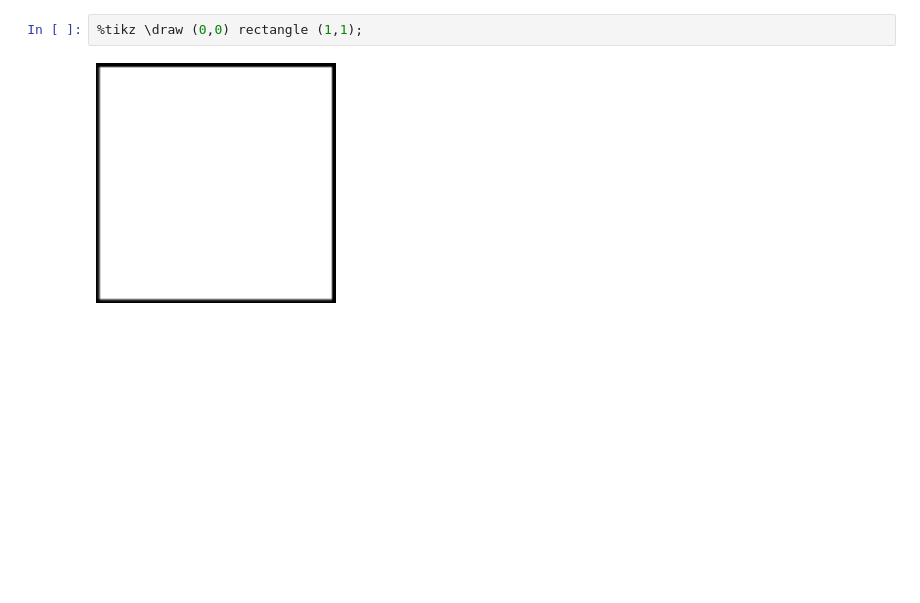
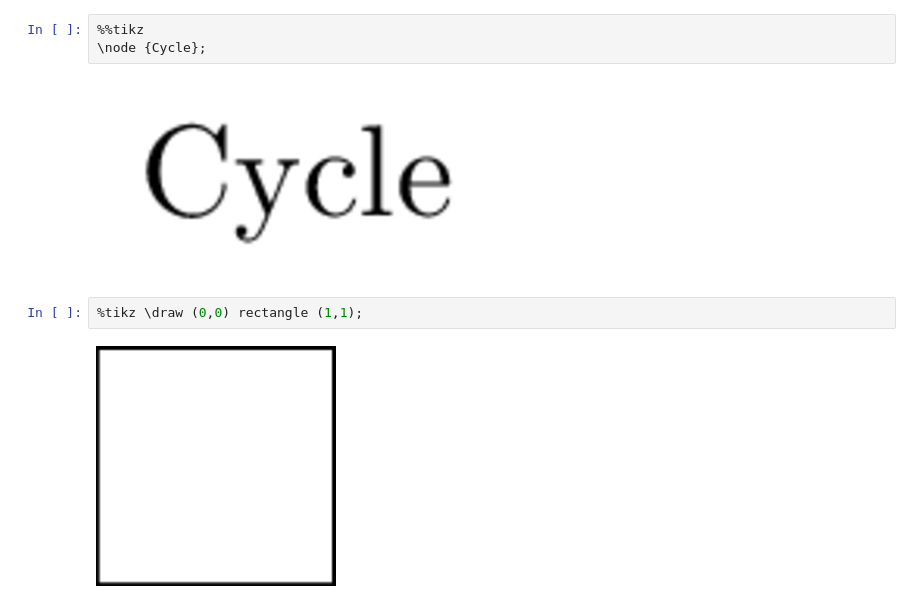
Before and after one commit to f-fathurrahman/ffr-notebooks, a Jupyter notebook: TestTikz.ipynb, the cells around one changed output. Drawn from its saved outputs; the diff is of its cells as text; blank space fills up the shorter version.

```diff
--- a/TestTikz.ipynb
+++ b/TestTikz.ipynb
@@ -6,3 +12,8 @@ The tikzmagic extension is already loaded. To reload it, use:
+# %%
+%%tikz
+\node {Cycle};
+# %% [output]
+[figure, added]
 # %%
 %tikz \draw (0,0) rectangle (1,1);
 # %% [output]
```
Also changed, not shown: parts of 2 cells of this notebook.
